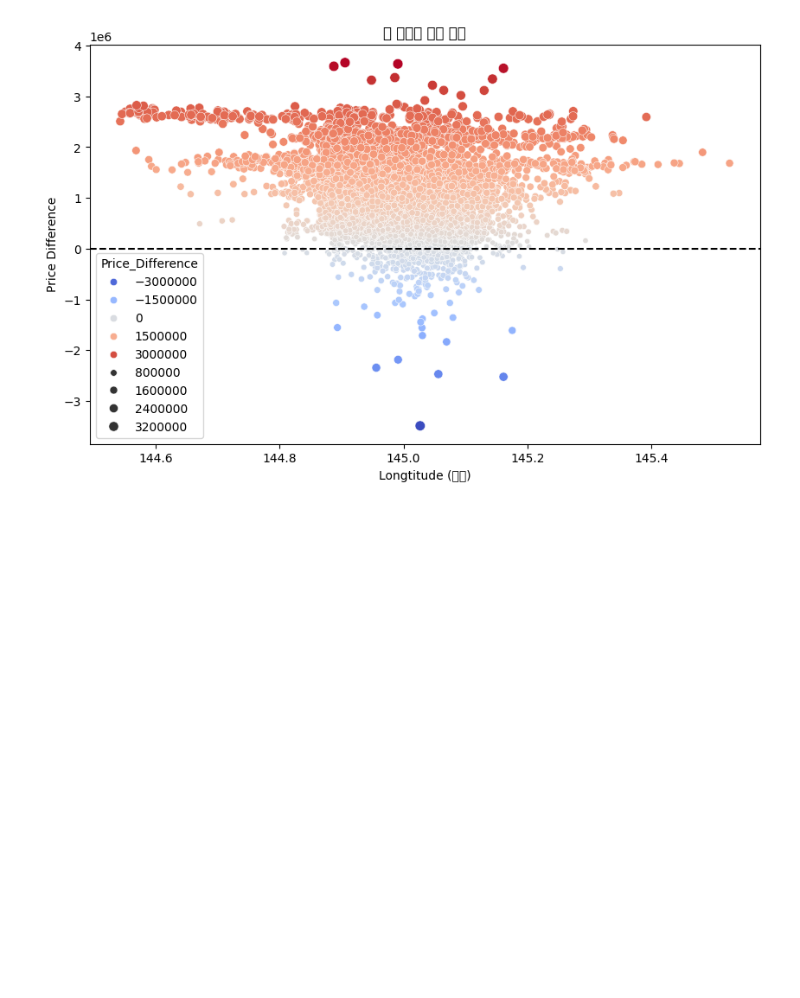
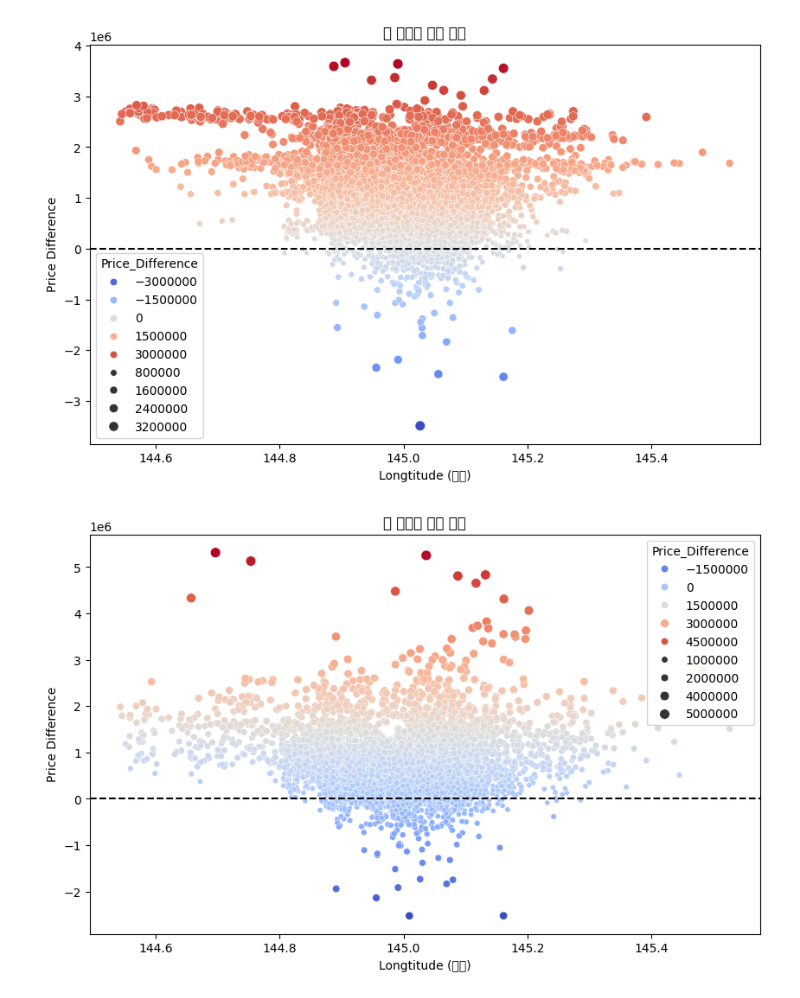
Before and after one commit to boostcampaitech7/level4-cv-finalproject-hackathon-cv-02-lv3, a Jupyter notebook: result_analysis_add_building.ipynb, the cells around one changed output. Drawn from its saved outputs; the diff is of its cells as text; code cells hidden in the pictures; blank space fills up the shorter version.

```diff
--- a/result_analysis_add_building.ipynb
+++ b/result_analysis_add_building.ipynb
@@ -257,7 +257,7 @@ import seaborn as sns
 melb_df = pd.read_csv("melb_split.csv")
 
 # 📌 최적화된 가격 데이터(optimized_solutions.csv) 로드
-opt_df = pd.read_csv("optimized_solutions_5_ei.csv")
+opt_df = pd.read_csv("optimized_solutions_8_register.csv")
 
 # 🔹 기존 데이터에 인덱스 추가 (0부터 시작)
 melb_df = melb_df.reset_index()
@@ -336,0 +305,6 @@ merged_df
+# %%
+drop_tables = ['Suburb', 'Address', 'Rooms', 'Method', 'SellerG', 'Date', 'Distance', 'Postcode',
+               'Bedroom2', 'Bathroom', 'Car', 'Landsize', 'YearBuilt', 'CouncilArea',
+               'Regionname', 'Propertycount', 'Split']
+merged_df = merged_df.drop(drop_tables, axis=1)
+merged_df
@@ -477,6 +465,17 @@ plt.title("📍 경도별 가격 변화")
 plt.show()
 # %% [output]
 [figure]
+# %%
+# 📊 3️⃣ 경도별 가격 변화 시각화
+plt.figure(figsize=(10, 6))
+sns.scatterplot(x=merged_df["Longtitude"], y=merged_df["Price_Difference"], hue=merged_df["Price_Difference"], palette="coolwarm", size=abs(merged_df["Price_Difference"]))
+plt.axhline(0, color='black', linestyle='dashed')  # 기준선
+plt.xlabel("Longtitude (경도)")
+plt.ylabel("Price Difference")
+plt.title("📍 경도별 가격 변화")
+plt.show()
+# %% [output]
+[figure, added]
 # %%
 # 📌 기존 데이터(melb_split.csv) 로드
 melb_df = pd.read_csv("melb_split.csv")
```
Also changed, not shown: parts of 4 cells of this notebook, 2 other files.
